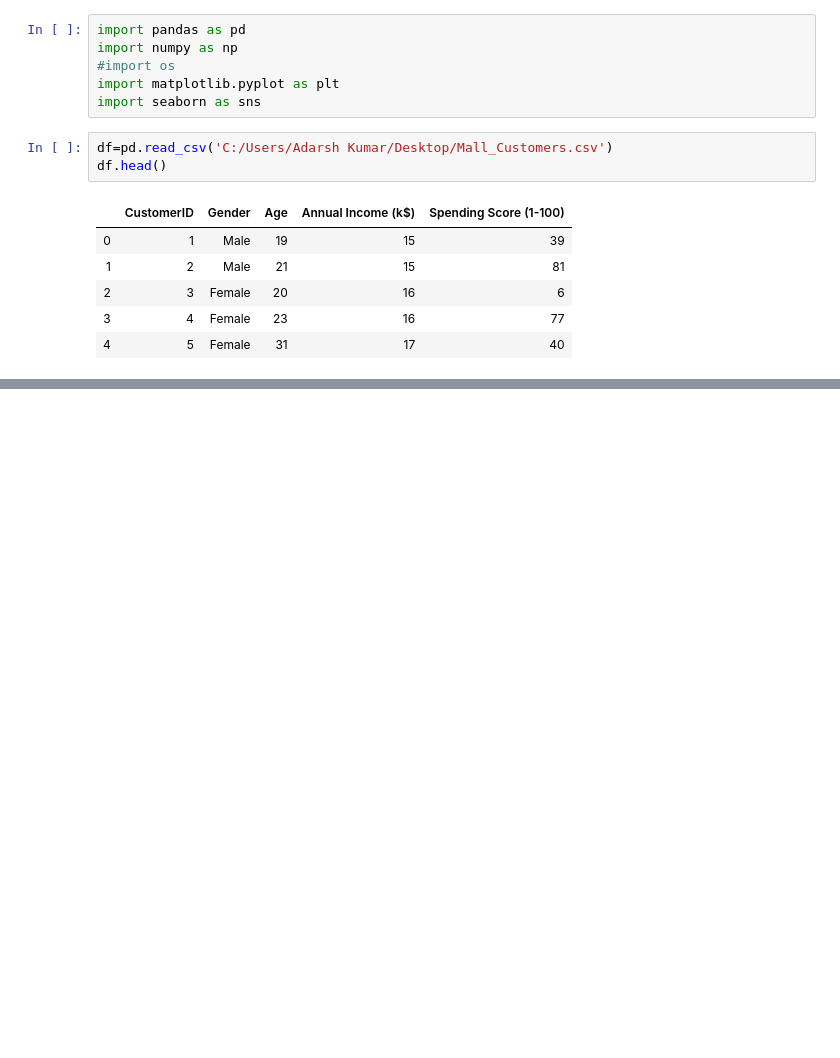
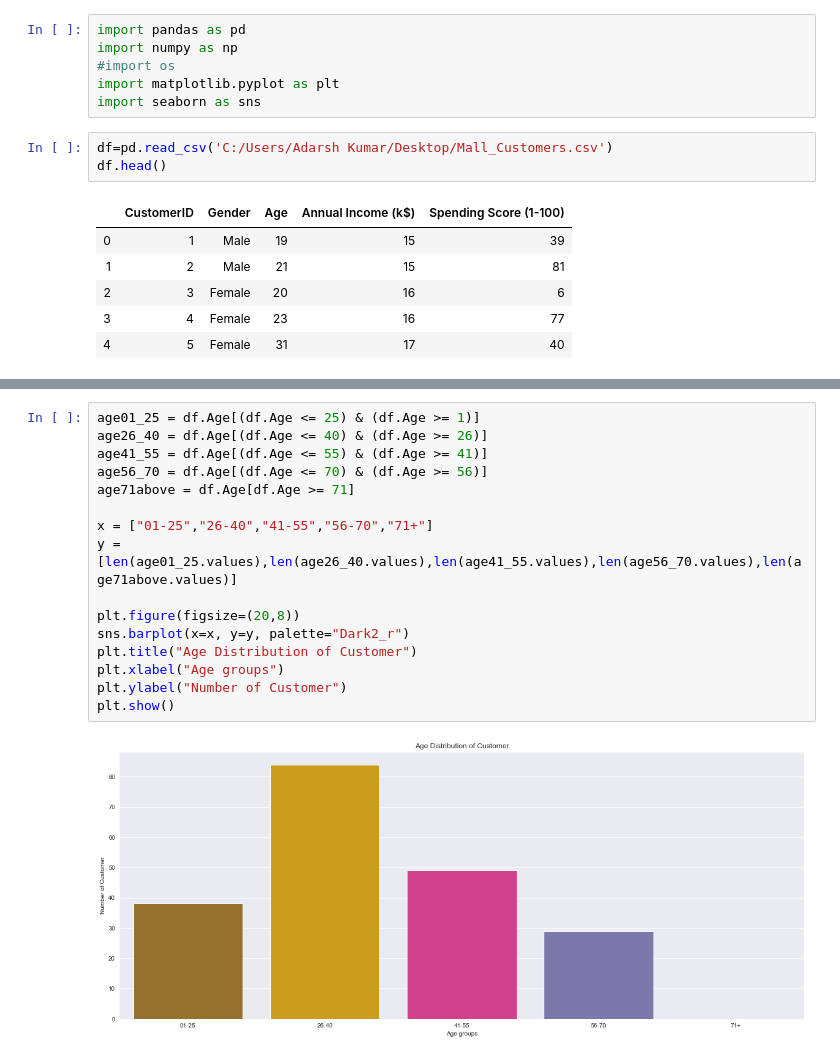
Before and after one commit to adarshkumar8225/clustering, a Jupyter notebook: clustering.ipynb, the cells around one changed output, grey strips where cells are left out. Saved outputs shown, nothing was run; the diff lists cells and outputs as text; blank space fills up the shorter version.

```diff
--- a/clustering.ipynb
+++ b/clustering.ipynb
@@ -16,0 +45,18 @@ df.head()
+# %%
+age01_25 = df.Age[(df.Age <= 25) & (df.Age >= 1)]
+age26_40 = df.Age[(df.Age <= 40) & (df.Age >= 26)]
+age41_55 = df.Age[(df.Age <= 55) & (df.Age >= 41)]
+age56_70 = df.Age[(df.Age <= 70) & (df.Age >= 56)]
+age71above = df.Age[df.Age >= 71]
+
+x = ["01-25","26-40","41-55","56-70","71+"]
+y = [len(age01_25.values),len(age26_40.values),len(age41_55.values),len(age56_70.values),len(age71above.values)]
+
+plt.figure(figsize=(20,8))
+sns.barplot(x=x, y=y, palette="Dark2_r")
+plt.title("Age Distribution of Customer")
+plt.xlabel("Age groups")
+plt.ylabel("Number of Customer")
+plt.show()
+# %% [output]
+[figure, added]
```
Also changed, not shown: parts of 5 cells of this notebook.
